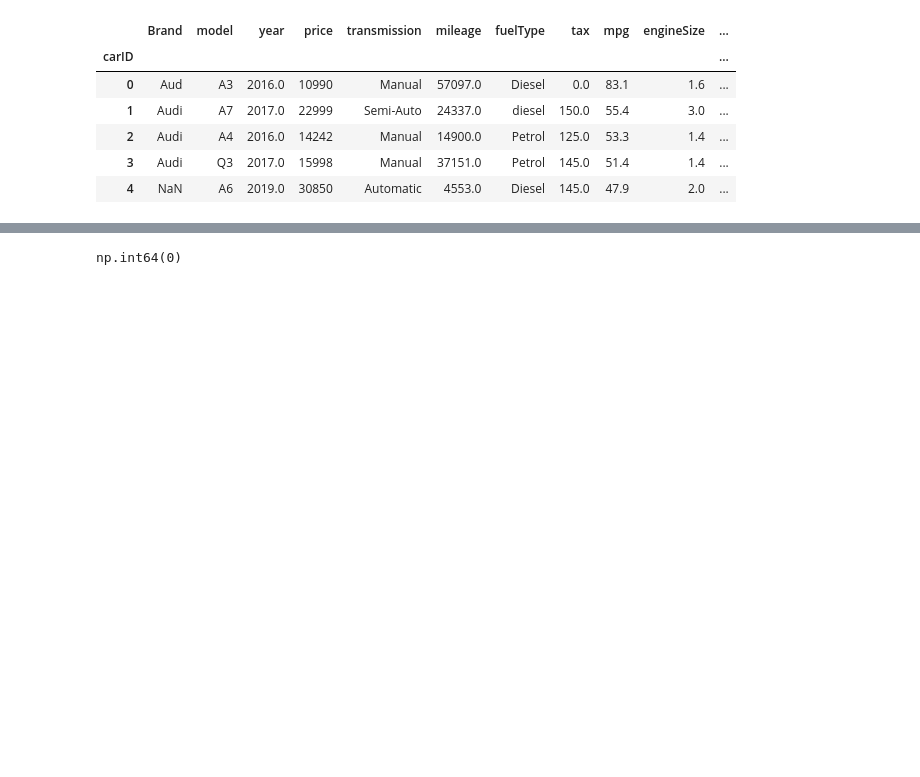
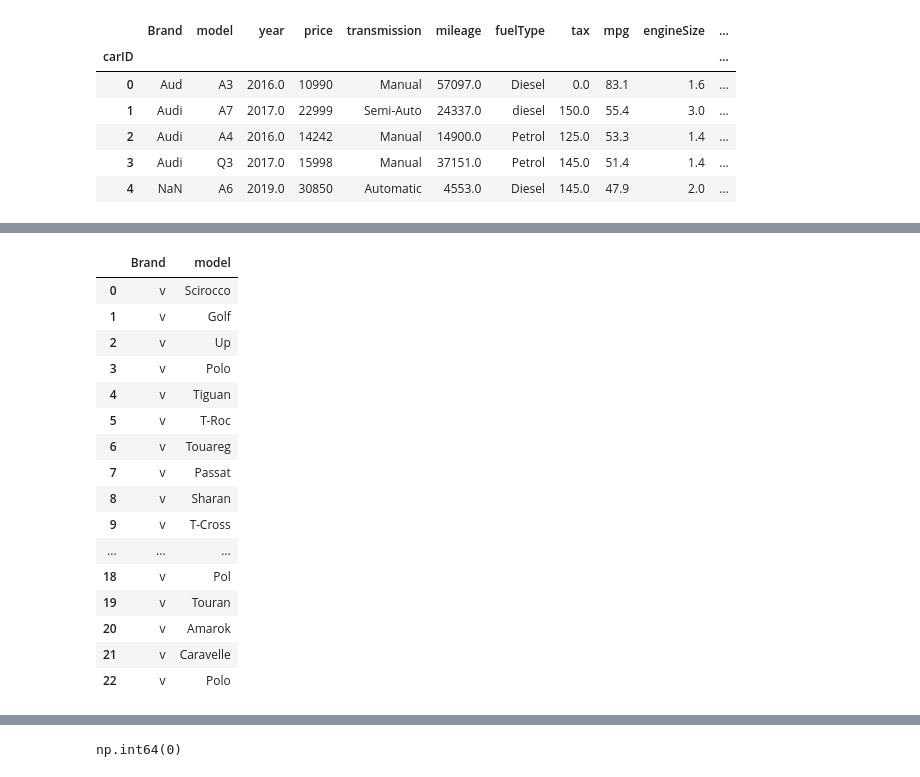
Before and after one commit to novaimsmlgurus/ml, a Jupyter notebook: Project_ML.ipynb, the cells around one changed output, grey strips where cells are left out. Cells and saved outputs as stored; diff of their text form; code cells hidden in the pictures; blank space fills up the shorter version.

```diff
--- a/Project_ML.ipynb
+++ b/Project_ML.ipynb
@@ -88,0 +578,22 @@ train.head()
+# %%
+mask_v = x_train_val['Brand'].isin(['v'])
+unique_models_df = x_train_val.loc[mask_v, ['Brand', 'model']].drop_duplicates().reset_index(drop=True)
+unique_models_df
+# %% [output]
+|  | Brand | model |
+| 0 | v | Scirocco |
+| 1 | v | Golf |
+| 2 | v | Up |
+| 3 | v | Polo |
+| 4 | v | Tiguan |
+| 5 | v | T-Roc |
+| 6 | v | Touareg |
+| 7 | v | Passat |
+| 8 | v | Sharan |
+| 9 | v | T-Cross |
+| ... | ... | ... |
+| 18 | v | Pol |
+| 19 | v | Touran |
+| 20 | v | Amarok |
+| 21 | v | Caravelle |
+| 22 | v | Polo |
```
Also changed, not shown: parts of 54 cells of this notebook.
